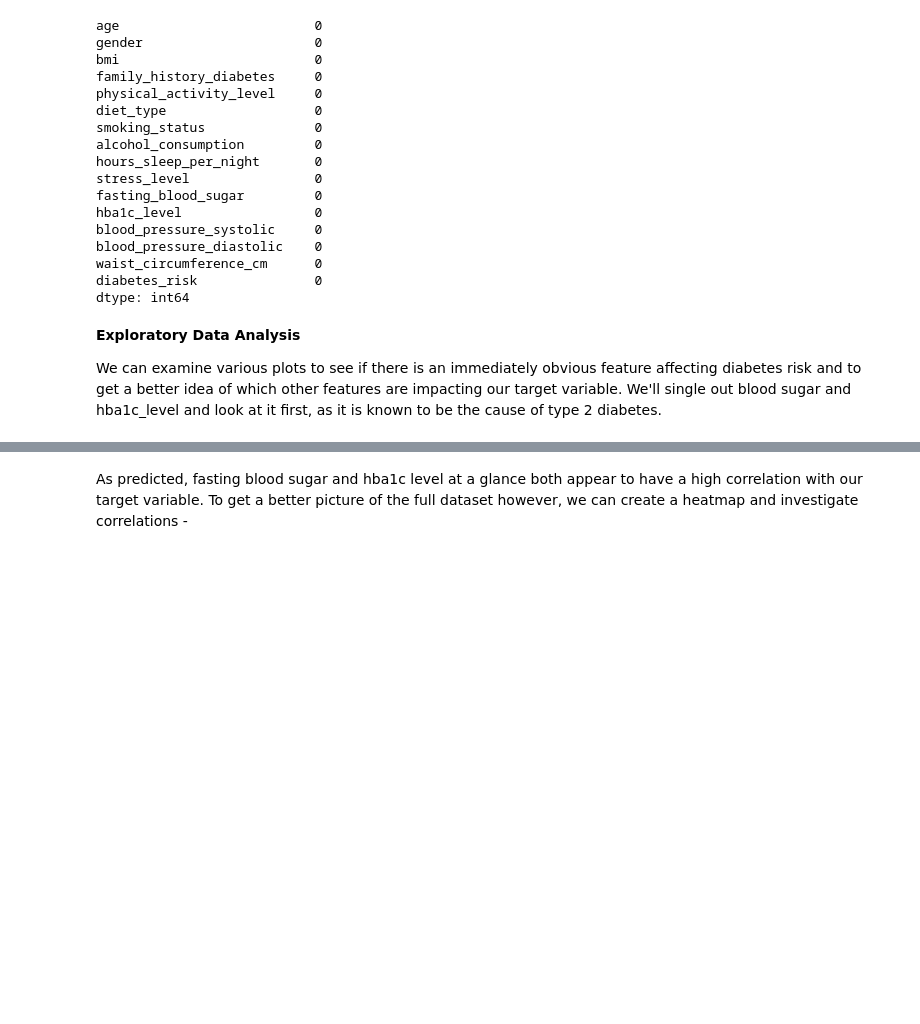
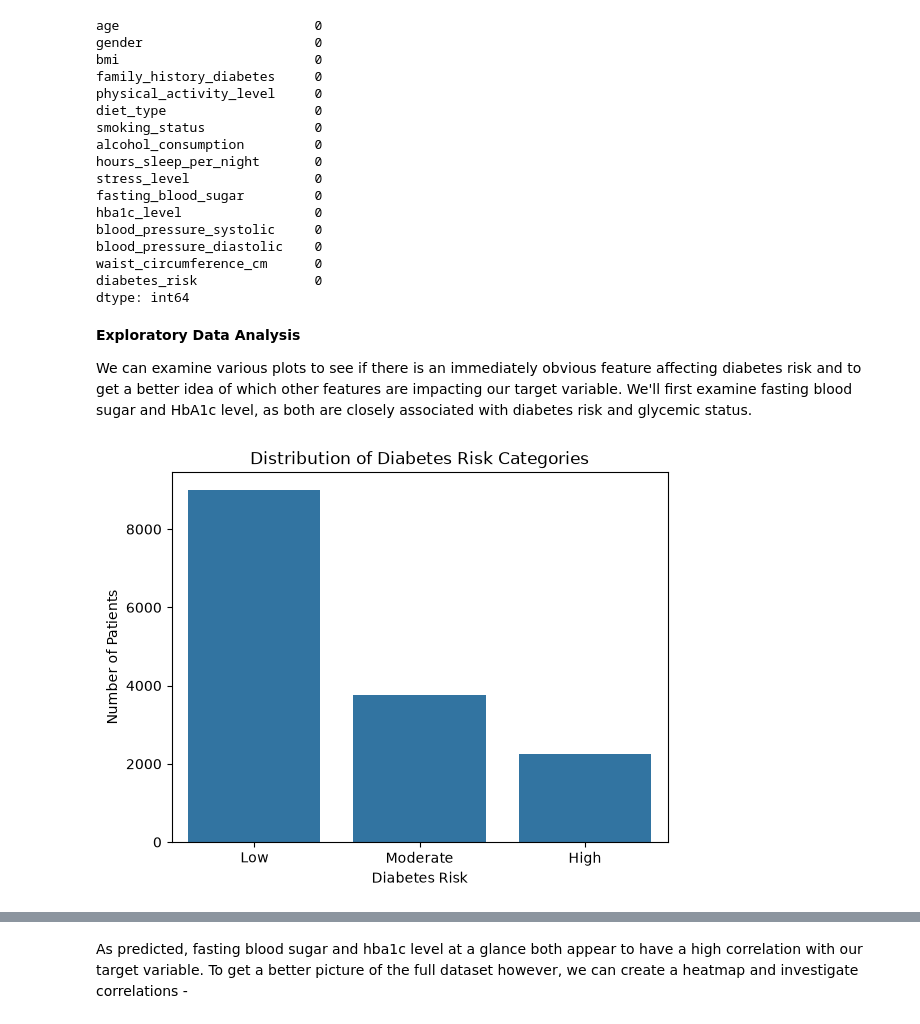
Before and after one commit to vavvari/Diabetes-Risk-Prediction, a Jupyter notebook: dat402proj1.ipynb, the cells around one changed output, grey strips where cells are left out. Drawn from its saved outputs; the diff is of its cells as text; code cells hidden in the pictures; blank space fills up the shorter version.

```diff
--- a/dat402proj1.ipynb
+++ b/dat402proj1.ipynb
@@ -165,4 +164,17 @@ dtype: int64
 # %% [markdown]
 **Exploratory Data Analysis**
 
-We can examine various plots to see if there is an immediately obvious feature affecting diabetes risk and to get a better idea of which other features are impacting our target variable. We'll single out blood sugar and hba1c_level and look at it first, as it is known to be the cause of type 2 diabetes.
+We can examine various plots to see if there is an immediately obvious feature affecting diabetes risk and to get a better idea of which other features are impacting our target variable. We'll first examine fasting blood sugar and HbA1c level, as both are closely associated with diabetes risk and glycemic status.
+# %%
+sns.countplot(
+    data=info_df,
+    x='diabetes_risk',
+    order=['Low', 'Moderate', 'High']
+)
+
+plt.title('Distribution of Diabetes Risk Categories')
+plt.xlabel('Diabetes Risk')
+plt.ylabel('Number of Patients')
+plt.show()
+# %% [output]
+[figure, added]
```
Also changed, not shown: parts of 61 cells of this notebook.
